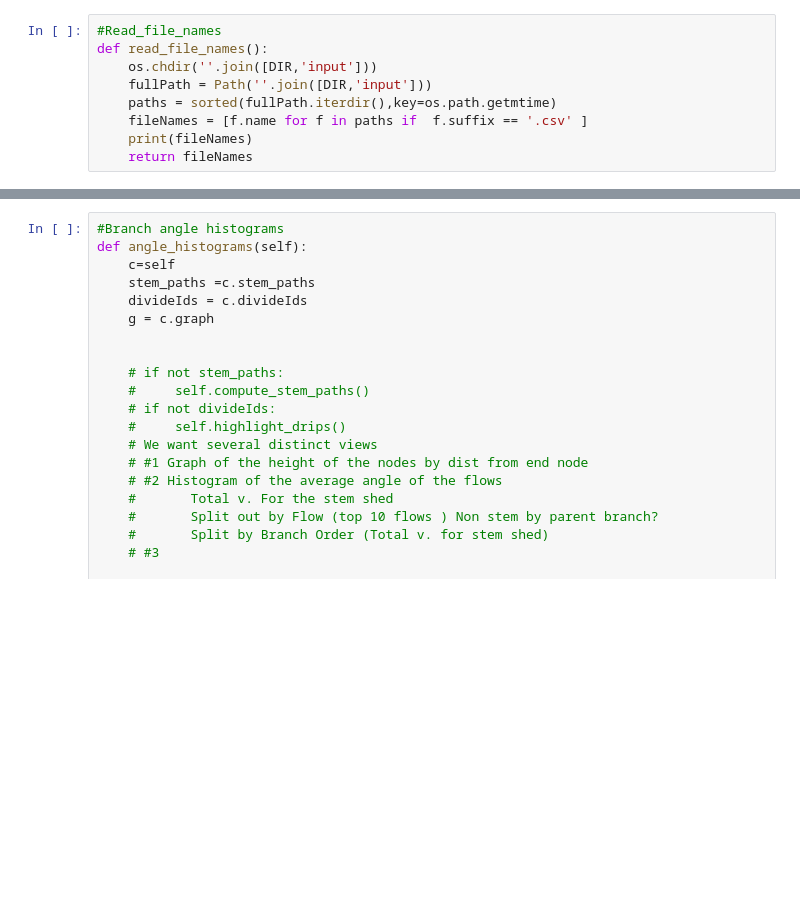
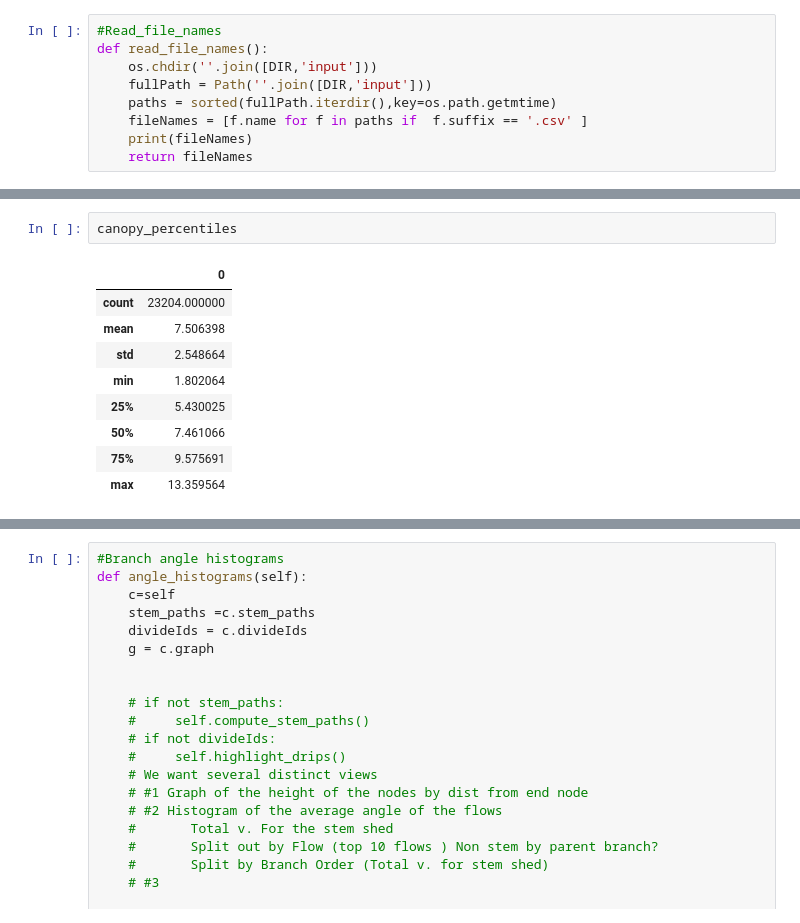
Before and after one commit to wischmcj/cylinders, a Jupyter notebook: cylinders/cli.ipynb, the cells around one changed output, grey strips where cells are left out. Cells and saved outputs as stored; diff of their text form; blank space fills up the shorter version.

```diff
--- a/cylinders/cli.ipynb
+++ b/cylinders/cli.ipynb
@@ -1411,3 +1470,15 @@ AttributeError: 'DataFrame' object has no attribute 'area'
+# %%
+canopy_percentiles
+# %% [output]
+|  | 0 |
+| count | 23204.000000 |
+| mean | 7.506398 |
+| std | 2.548664 |
+| min | 1.802064 |
+| 25% | 5.430025 |
+| 50% | 7.461066 |
+| 75% | 9.575691 |
+| max | 13.359564 |
 # %%
 
 canopy_heights = pd.DataFrame(self.z[0])[self.BO>0]
```
Also changed, not shown: parts of 6 cells of this notebook, 5 other files.
